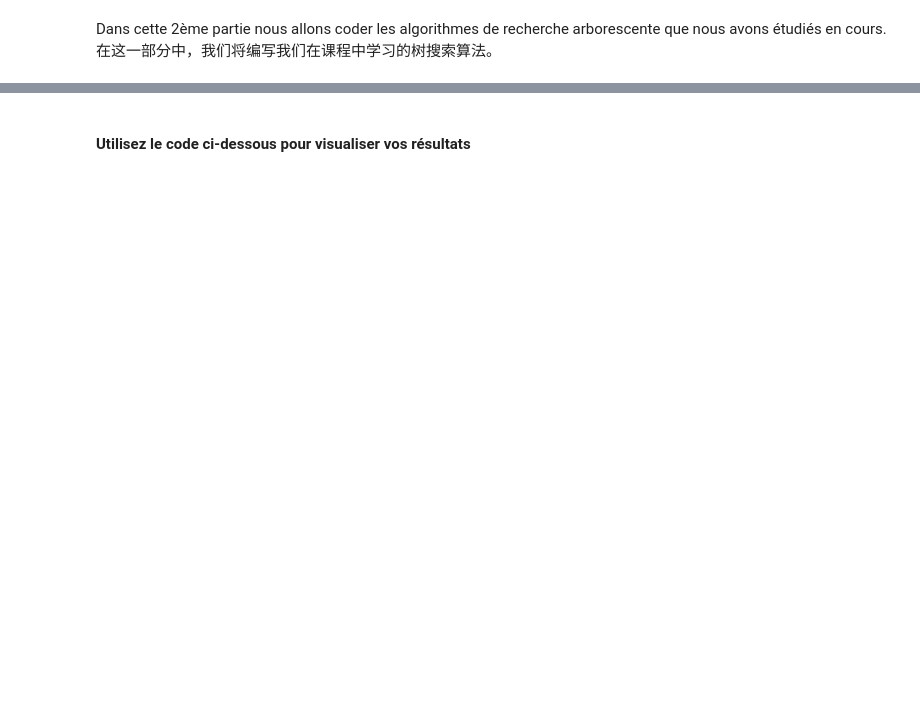
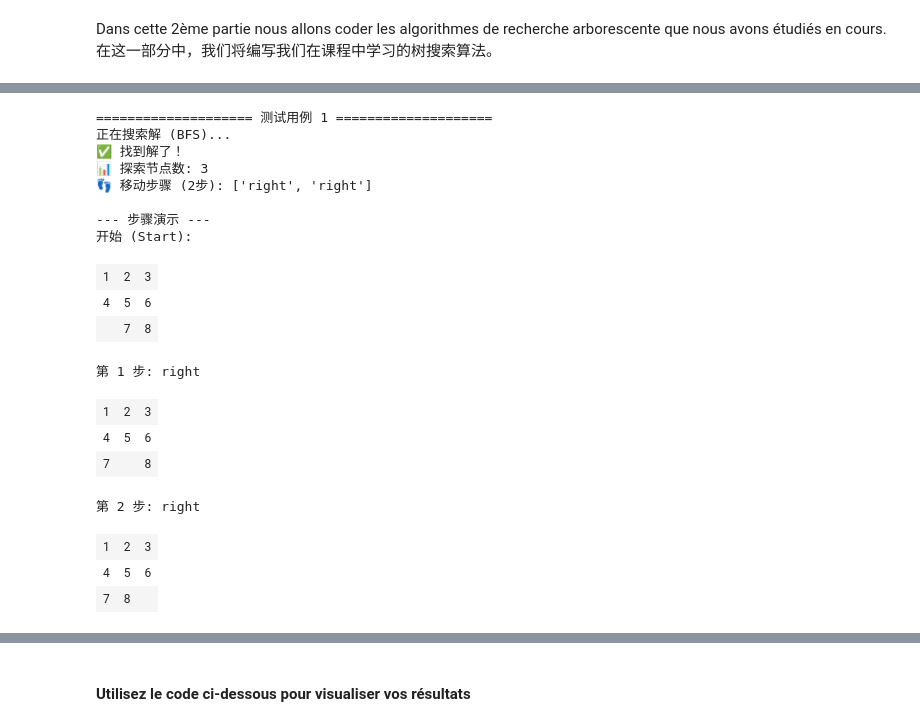
Before and after one commit to Kant-Righteous/AI-Learning, a Jupyter notebook: TP/Exercise/TP/TP1/翻译_TP_Recherche_Arborescente_Non_informee.ipynb, the cells around one changed output, grey strips where cells are left out. Saved outputs shown, nothing was run; the diff lists cells and outputs as text; code cells hidden in the pictures; blank space fills up the shorter version.

```diff
--- a/TP/Exercise/TP/TP1/翻译_TP_Recherche_Arborescente_Non_informee.ipynb
+++ b/TP/Exercise/TP/TP1/翻译_TP_Recherche_Arborescente_Non_informee.ipynb
@@ -291,2 +523,82 @@ Pour ajouter un élément à une liste, utilisez *liste.append(element)*.
 3. Répétez la même expérience pour l'état initial [[1, 2, 3], [4, 5, 0], [6, 7, 8]].
 3. 对初始状态 [[1, 2, 3], [4, 5, 0], [6, 7, 8]] 重复相同的实验。
+# %%
+# ==========================================
+# 辅助函数：专门用来打印结果和展示步骤
+# ==========================================
+def run_and_display_bfs(initial_state, goal_state, case_name):
+    print(f"\n{'='*20} {case_name} {'='*20}")
+
+    # 1. 定义问题
+    problem = Taquin(initial_state, goal_state, size=3)
+
+    # 2. 运行 BFS
+    print("正在搜索解 (BFS)...")
+    result = BFS(problem)
+
+    if result:
+        node, num_explored = result
+        print(f"✅ 找到解了！")
+        print(f"📊 探索节点数: {num_explored}")
+
+        # 获取动作路径
+        actions = node.solution()
+        print(f"👣 移动步骤 ({len(actions)}步): {actions}")
+
+        # 3. 可视化每一步
+        print("\n--- 步骤演示 ---")
+        path_nodes = node.path() # 获取从根到叶子的所有节点
+        for i, n in enumerate(path_nodes):
+            if i == 0:
+                print(f"开始 (Start):")
+            else:
+                print(f"第 {i} 步: {n.action}")
+            visualize_state(n.state)
+    else:
+        print("❌ 未找到解 (或者超过了预算)。")
+
+# ==========================================
+# 测试用例 1
+# ==========================================
+initial_state_1 = [
+    [1, 2, 3],
+    [4, 5, 6],
+    [0, 7, 8]
+]
+goal_state = [
+    [1, 2, 3],
+    [4, 5, 6],
+    [7, 8, 0]
+]
+run_and_display_bfs(initial_state_1, goal_state, "测试用例 1")
+
+# ==========================================
+# 测试用例 2
+# ==========================================
+initial_state_2 = [
+    [1, 2, 3],
+    [4, 5, 0],
+    [6, 7, 8]
+]
+# 目标状态是一样的，不用重新定义
+run_and_display_bfs(initial_state_2, goal_state, "测试用例 2")
+# %% [output]
+==================== 测试用例 1 ====================
+正在搜索解 (BFS)...
+✅ 找到解了！
+📊 探索节点数: 3
+👣 移动步骤 (2步): ['right', 'right']
+
+--- 步骤演示 ---
+开始 (Start):
+| 1 | 2 | 3 |
+| 4 | 5 | 6 |
+|  | 7 | 8 |
+第 1 步: right
+| 1 | 2 | 3 |
+| 4 | 5 | 6 |
+| 7 |  | 8 |
+第 2 步: right
+| 1 | 2 | 3 |
+| 4 | 5 | 6 |
+| 7 | 8 |  |
```
Also changed, not shown: parts of 22 cells of this notebook, 1 other file.
